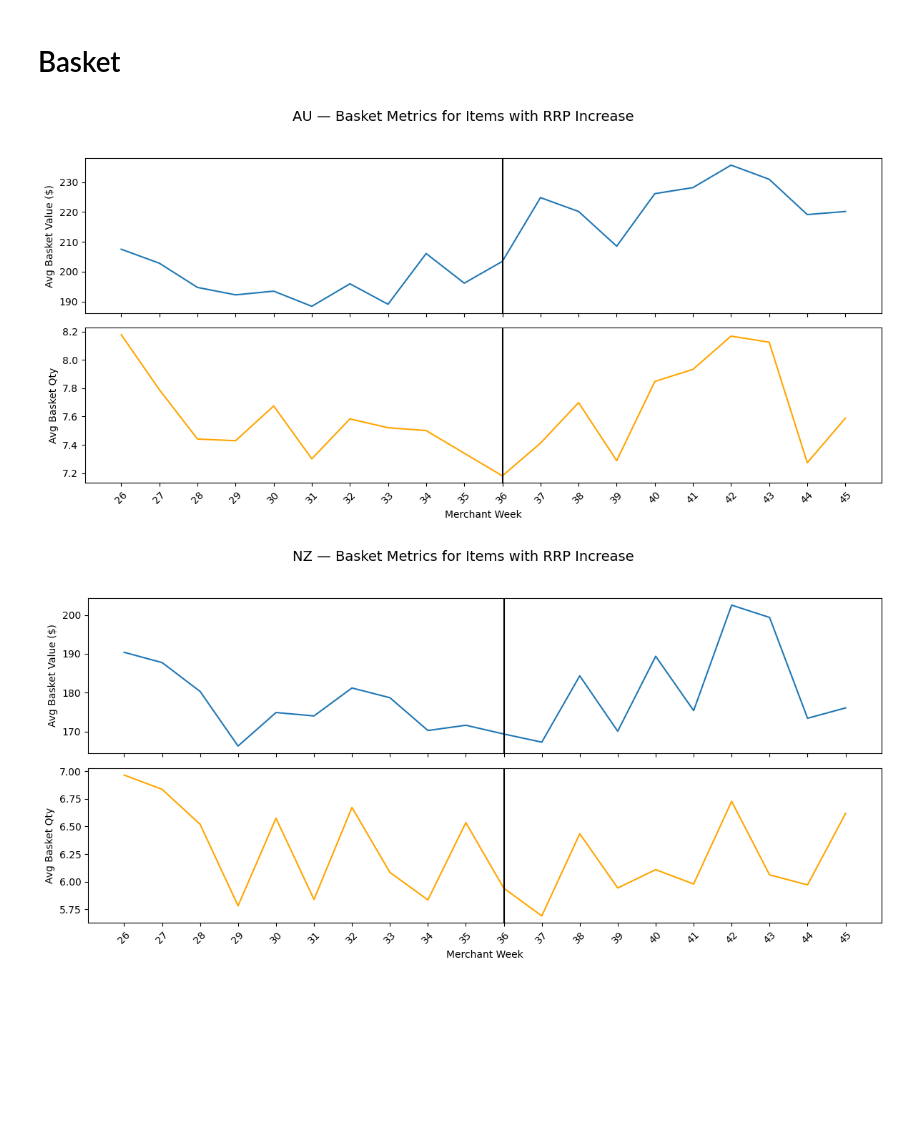
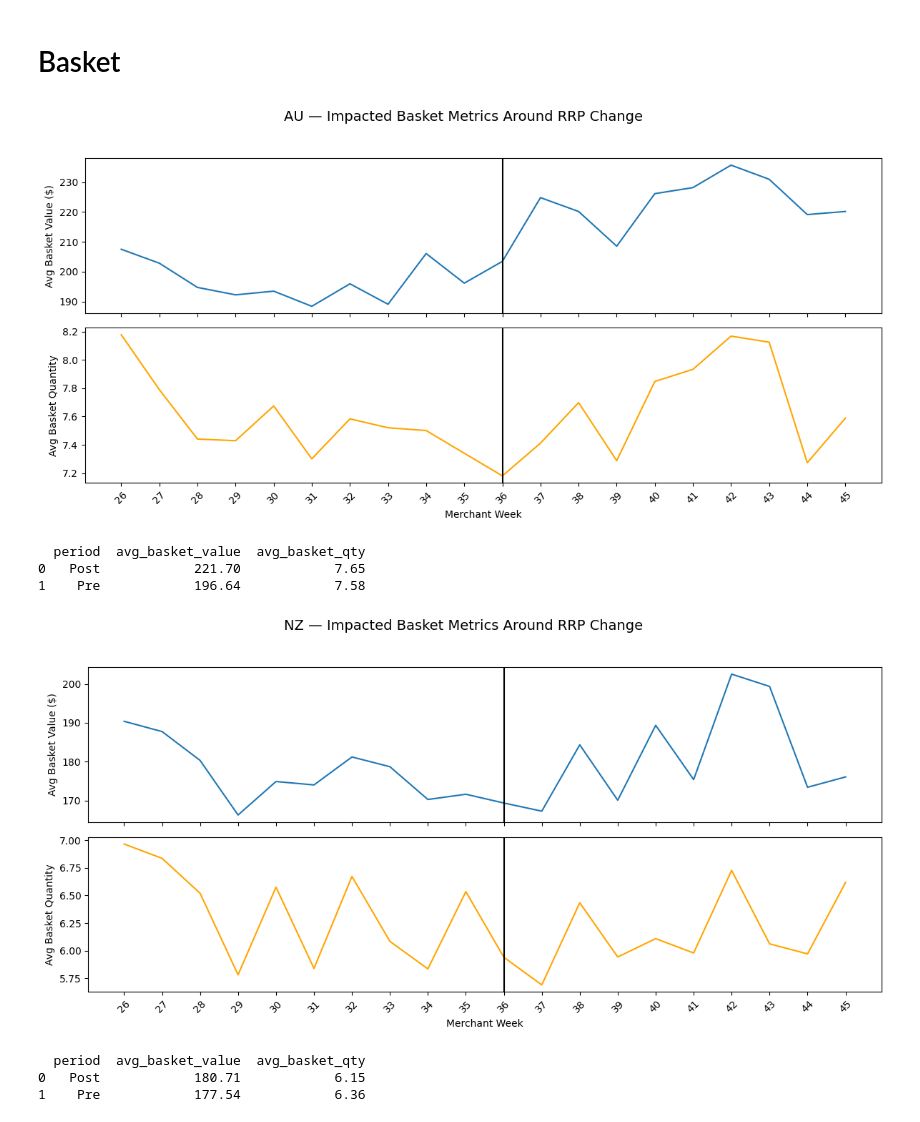
Before and after one commit to Meiji-Tran/Merch-Insights, a Jupyter notebook: Price increase timber panels/panels.ipynb, the cells around one changed output. Drawn from its saved outputs; the diff is of its cells as text; code cells hidden in the pictures; blank space fills up the shorter version.

```diff
--- a/Price increase timber panels/panels.ipynb
+++ b/Price increase timber panels/panels.ipynb
@@ -378,12 +378,12 @@ copurchase_df.to_csv(output_path, index=False)
 copurchase_frames = []
 
 for country, cfg in params.items():
-    # Build ±10-week window
+    # 1) Build ±10-week window
     rrp_dt       = datetime.strptime(cfg['start_rrp_date'], "%Y-%m-%d")
     window_start = (rrp_dt - timedelta(weeks=10)).strftime("%Y-%m-%d")
     window_end   = (rrp_dt + timedelta(weeks=10)).strftime("%Y-%m-%d")
 
-    # Build seed‐item tuple
+    # 2) Build seed-item tuple
     items = (
         au_items_enriched['item_number'].astype(str).unique().tolist()
         if country == 'AU'
@@ -391,43 +391,62 @@ for country, cfg in params.items():
     )
     items_tuple = "(" + ",".join(f"'{itm}'" for itm in items) + ")"
 
-    # Read basket metrics
+    # 3) Read the SQL
     df = con.read_sql_file_into_pandas(
         file="sql/basket-metrics.sql",
         formatting={
             'start_date'          : f"'{window_start}'",
             'end_date'            : f"'{window_end}'",
             'country'             : f"'{country}'",
             'loyalty_filter'      : cfg['loyalty_filter'],
             'product_group_items' : items_tuple
         }
     )
-    # normalize columns
     df.columns = df.columns.str.lower()
 
-    # create the shared-x figure
-    fig, (ax_val, ax_qty) = plt.subplots(2, 1, figsize=(12,6), sharex=True)
-    fig.suptitle(f"{country} — Basket Metrics for Items with RRP Increase", fontsize=14)
+    # 4) Ensure merchant_week is int
+    df['merchant_week'] = df['merchant_week'].astype(int)
 
-    # Top: avg basket value
+    # 5) Plot the two-panel figure
+    fig, (ax_val, ax_qty) = plt.subplots(2, 1, figsize=(12, 6), sharex=True)
+    fig.suptitle(f"{country} — Impacted Basket Metrics Around RRP Change", fontsize=14)
+
     ax_val.plot(df['merchant_week'], df['avg_basket_value'], linestyle='-')
     ax_val.axvline(x=36, color='black')
     ax_val.set_ylabel("Avg Basket Value ($)")
     ax_val.grid(False)
 
-    # Bottom: avg basket qty
     ax_qty.plot(df['merchant_week'], df['avg_basket_qty'], color='orange', linestyle='-')
     ax_qty.axvline(x=36, color='black')
-    ax_qty.set_ylabel("Avg Basket Qty")
+    ax_qty.set_ylabel("Avg Basket Quantity")
     ax_qty.set_xlabel("Merchant Week")
     ax_qty.grid(False)
 
-    # X-ticks
     ax_qty.set_xticks(df['merchant_week'])
     ax_qty.tick_params(axis='x', rotation=45)
 
-    plt.tight_layout(rect=[0,0,1,0.95])
+    plt.tight_layout(rect=[0, 0, 1, 0.95])
     plt.show()
+
+    # 6) Compute Pre vs Post averages
+    df['period'] = df['merchant_week'].apply(
+        lambda wk: 'Pre' if 26 <= wk <= 35 else ('Post' if 36 <= wk <= 45 else None)
+    )
+    df_p = df[df['period'].isin(['Pre','Post'])]
+    summary = (
+        df_p
+        .groupby('period')[['avg_basket_value','avg_basket_qty']]
+        .mean()
+        .round(2)
+        .reset_index()
+    )
+    print(summary)
 # %% [output]
-[figure, old version]
+[figure, new version]
+  period  avg_basket_value  avg_basket_qty
+0   Post            221.70            7.65
+1    Pre            196.64            7.58
-[figure, old version]
+[figure, new version]
+  period  avg_basket_value  avg_basket_qty
+0   Post            180.71            6.15
+1    Pre            177.54            6.36
```
Also changed, not shown: parts of 1 cell of this notebook, 1 other file.
